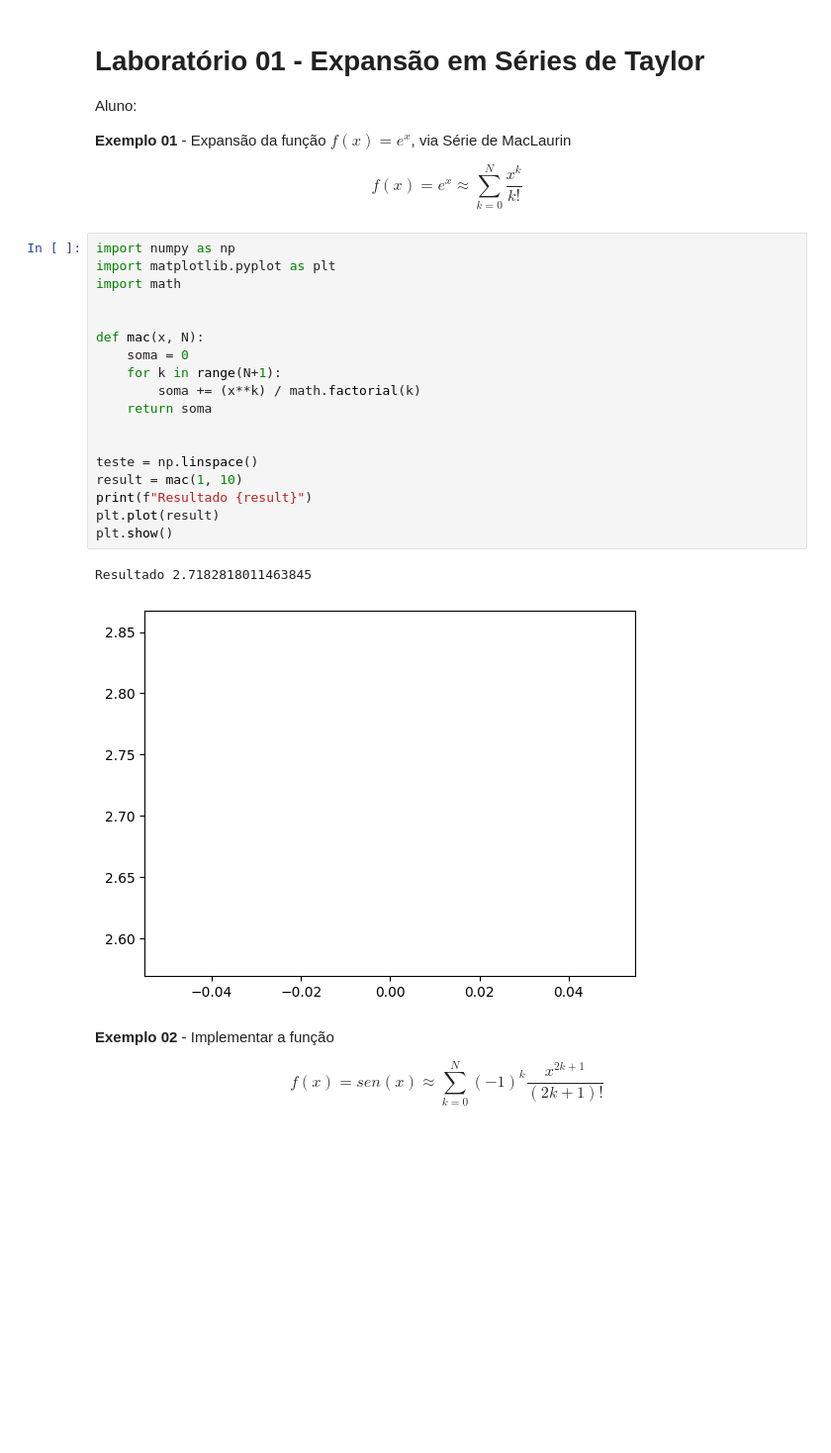
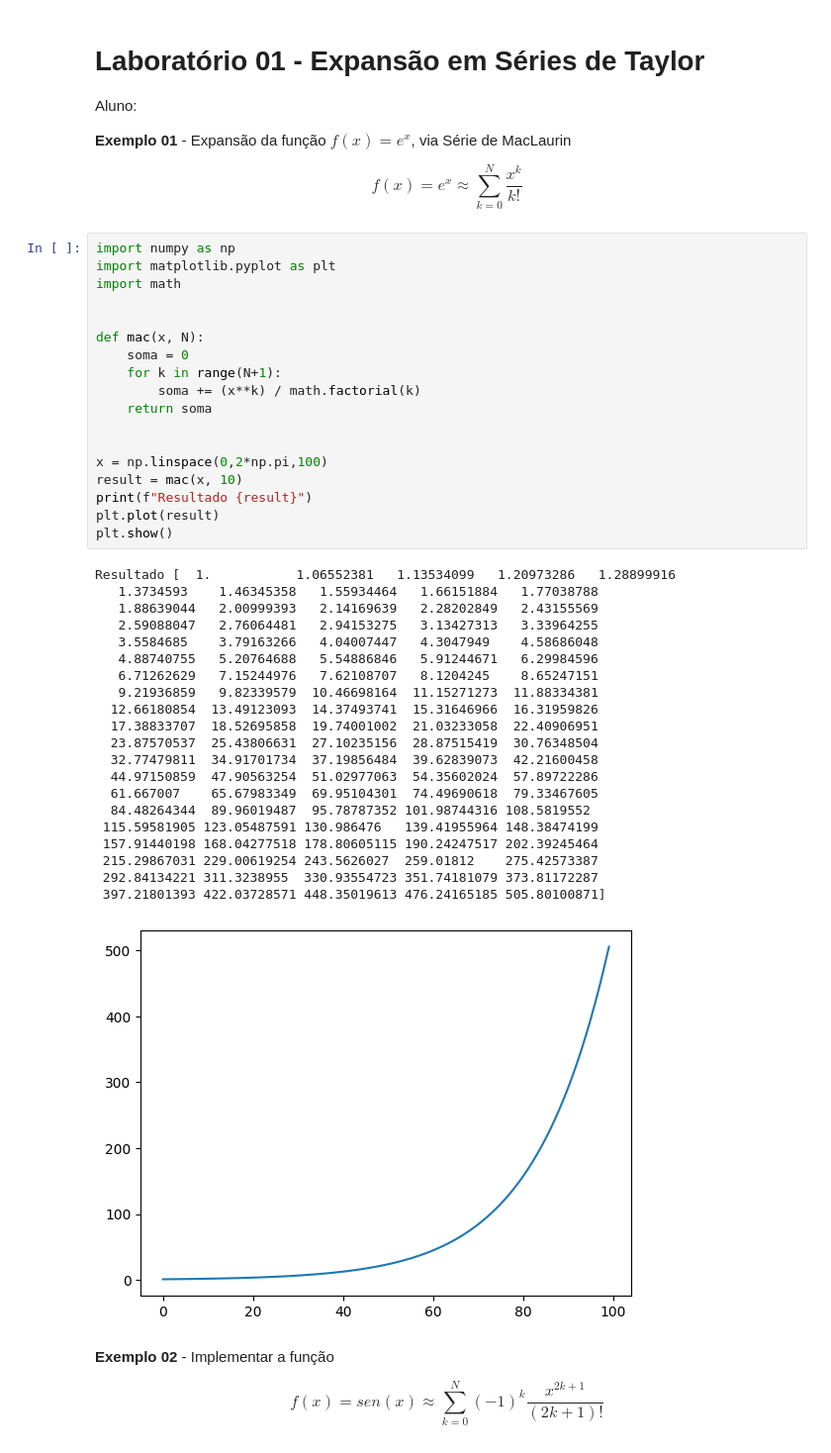
Before and after one commit to PedroNeto05/lab-CN, a Jupyter notebook: Lab_01.ipynb, the cells around one changed output. Shown: that part at 99% size. Cells and saved outputs as stored; diff of their text form; blank space fills up the shorter version.

```diff
--- a/Lab_01.ipynb
+++ b/Lab_01.ipynb
@@ -11,24 +11,43 @@ $$
 # %%
 import numpy as np
 import matplotlib.pyplot as plt
 import math
 
 
 def mac(x, N):
     soma = 0
     for k in range(N+1):
         soma += (x**k) / math.factorial(k)
     return soma
 
 
-teste = np.linspace()
-result = mac(1, 10)
+x = np.linspace(0,2*np.pi,100)
+result = mac(x, 10)
 print(f"Resultado {result}")
 plt.plot(result)
 plt.show()
 # %% [output]
-Resultado 2.7182818011463845
+Resultado [  1.           1.06552381   1.13534099   1.20973286   1.28899916
+   1.3734593    1.46345358   1.55934464   1.66151884   1.77038788
+   1.88639044   2.00999393   2.14169639   2.28202849   2.43155569
+   2.59088047   2.76064481   2.94153275   3.13427313   3.33964255
+   3.5584685    3.79163266   4.04007447   4.3047949    4.58686048
+   4.88740755   5.20764688   5.54886846   5.91244671   6.29984596
+   6.71262629   7.15244976   7.62108707   8.1204245    8.65247151
+   9.21936859   9.82339579  10.46698164  11.15271273  11.88334381
+  12.66180854  13.49123093  14.37493741  15.31646966  16.31959826
+  17.38833707  18.52695858  19.74001002  21.03233058  22.40906951
+  23.87570537  25.43806631  27.10235156  28.87515419  30.76348504
+  32.77479811  34.91701734  37.19856484  39.62839073  42.21600458
+  44.97150859  47.90563254  51.02977063  54.35602024  57.89722286
+  61.667007    65.67983349  69.95104301  74.49690618  79.33467605
+  84.48264344  89.96019487  95.78787352 101.98744316 108.5819552
+ 115.59581905 123.05487591 130.986476   139.41955964 148.38474199
+ 157.91440198 168.04277518 178.80605115 190.24247517 202.39245464
+ 215.29867031 229.00619254 243.5626027  259.01812    275.42573387
+ 292.84134221 311.3238955  330.93554723 351.74181079 373.81172287
+ 397.21801393 422.03728571 448.35019613 476.24165185 505.80100871]
-[figure, old version]
+[figure, new version]
 # %% [markdown]
 **Exemplo 02** - Implementar a função
 
```
Also changed, not shown: parts of 6 cells of this notebook.
